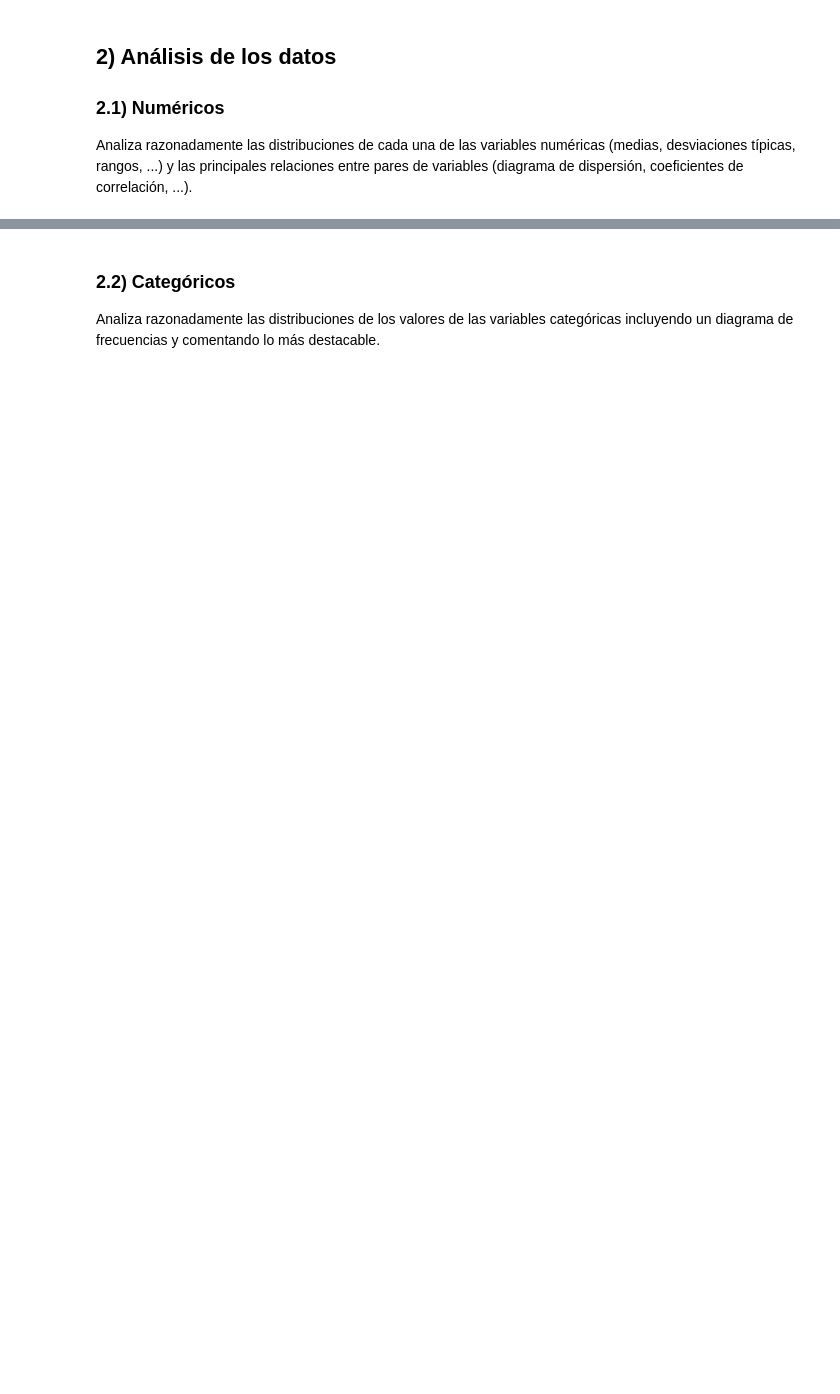
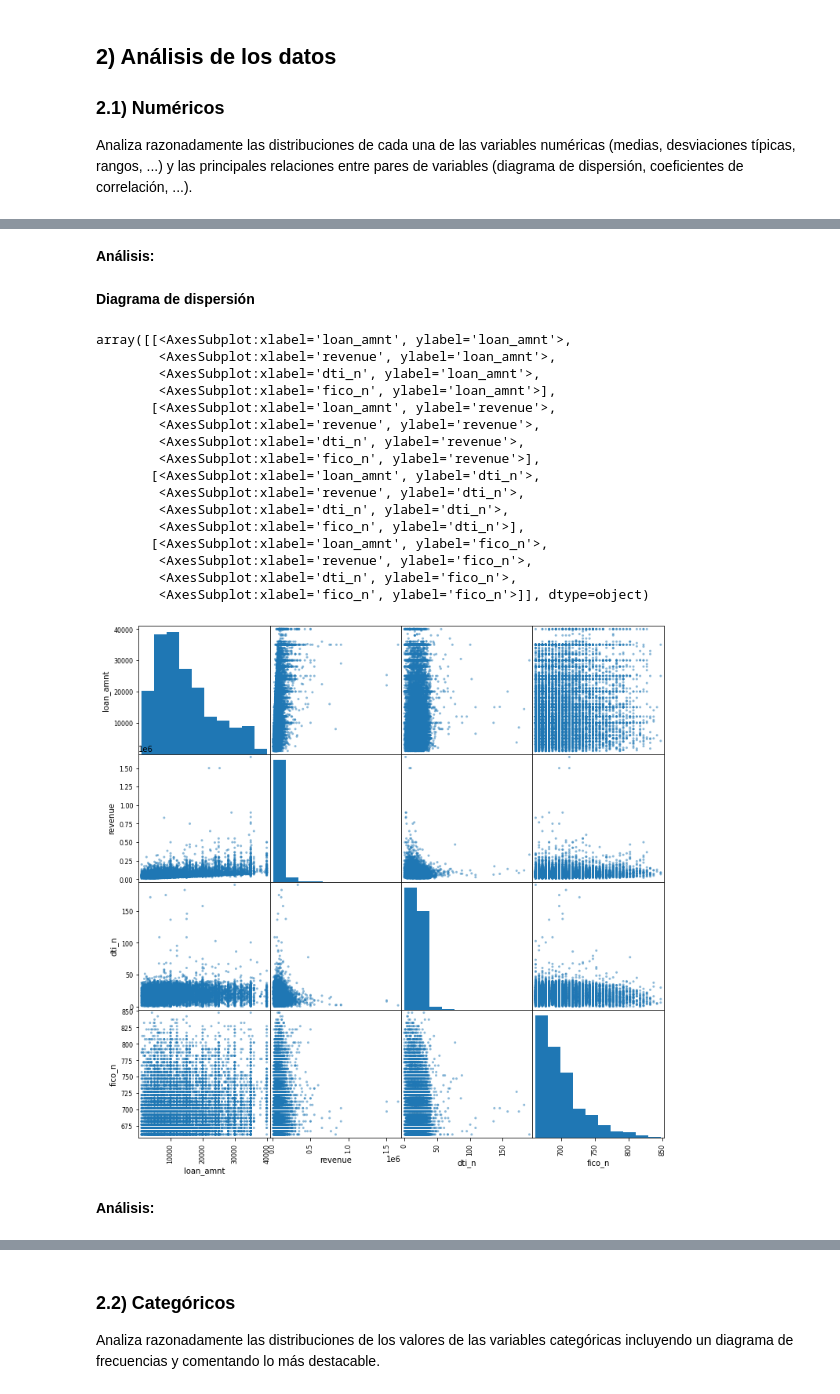
Before and after one commit to mario-sanz/IA2-Practicas, a Jupyter notebook: Lab1/P1_clustering.ipynb, the cells around one changed output, grey strips where cells are left out. Cells and saved outputs as stored; diff of their text form; code cells hidden in the pictures; blank space fills up the shorter version.

```diff
--- a/Lab1/P1_clustering.ipynb
+++ b/Lab1/P1_clustering.ipynb
@@ -44,0 +48,4 @@ Como pandas no tiene forma de saber que las variables `home_ownership_n`, `emp_l
+# %%
+# La función read_csv ya nos devuelve un DataFrame, así que no hace falta convertirlo
+df = pd.read_csv('prestamos.csv')
+df
@@ -44,0 +68,3 @@ Como pandas no tiene forma de saber que las variables `home_ownership_n`, `emp_l
+# %%
+df_num = df.drop(['home_ownership_n', 'emp_length_n', 'Default'], axis=1)
+df_num
@@ -50,0 +122,29 @@ Analiza razonadamente las distribuciones de cada una de las variables numéricas
+# %% [markdown]
+**Análisis:**
+# %% [markdown]
+**Diagrama de dispersión**
+# %%
+from pandas.plotting import scatter_matrix
+%matplotlib inline
+
+scatter_matrix(df_num, figsize = (12, 12), diagonal = 'hist')
+# %% [output]
+array([[<AxesSubplot:xlabel='loan_amnt', ylabel='loan_amnt'>,
+        <AxesSubplot:xlabel='revenue', ylabel='loan_amnt'>,
+        <AxesSubplot:xlabel='dti_n', ylabel='loan_amnt'>,
+        <AxesSubplot:xlabel='fico_n', ylabel='loan_amnt'>],
+       [<AxesSubplot:xlabel='loan_amnt', ylabel='revenue'>,
+        <AxesSubplot:xlabel='revenue', ylabel='revenue'>,
+        <AxesSubplot:xlabel='dti_n', ylabel='revenue'>,
+        <AxesSubplot:xlabel='fico_n', ylabel='revenue'>],
+       [<AxesSubplot:xlabel='loan_amnt', ylabel='dti_n'>,
+        <AxesSubplot:xlabel='revenue', ylabel='dti_n'>,
+        <AxesSubplot:xlabel='dti_n', ylabel='dti_n'>,
+        <AxesSubplot:xlabel='fico_n', ylabel='dti_n'>],
+       [<AxesSubplot:xlabel='loan_amnt', ylabel='fico_n'>,
+        <AxesSubplot:xlabel='revenue', ylabel='fico_n'>,
+        <AxesSubplot:xlabel='dti_n', ylabel='fico_n'>,
+        <AxesSubplot:xlabel='fico_n', ylabel='fico_n'>]], dtype=object)
+[figure, added]
+# %% [markdown]
+**Análisis:**
```
Also changed, not shown: parts of 14 cells of this notebook, 2 other files.
